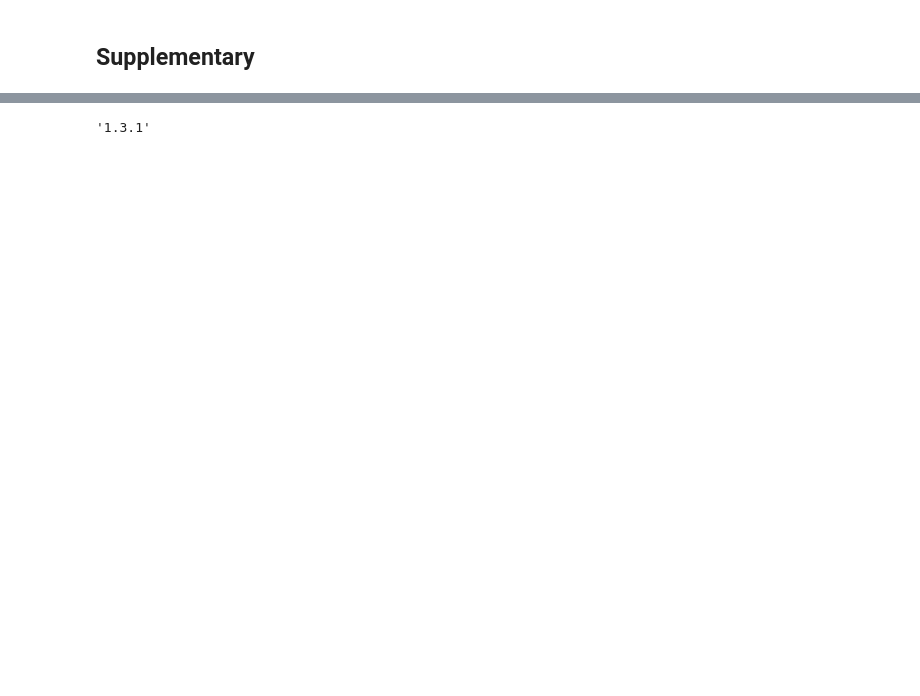
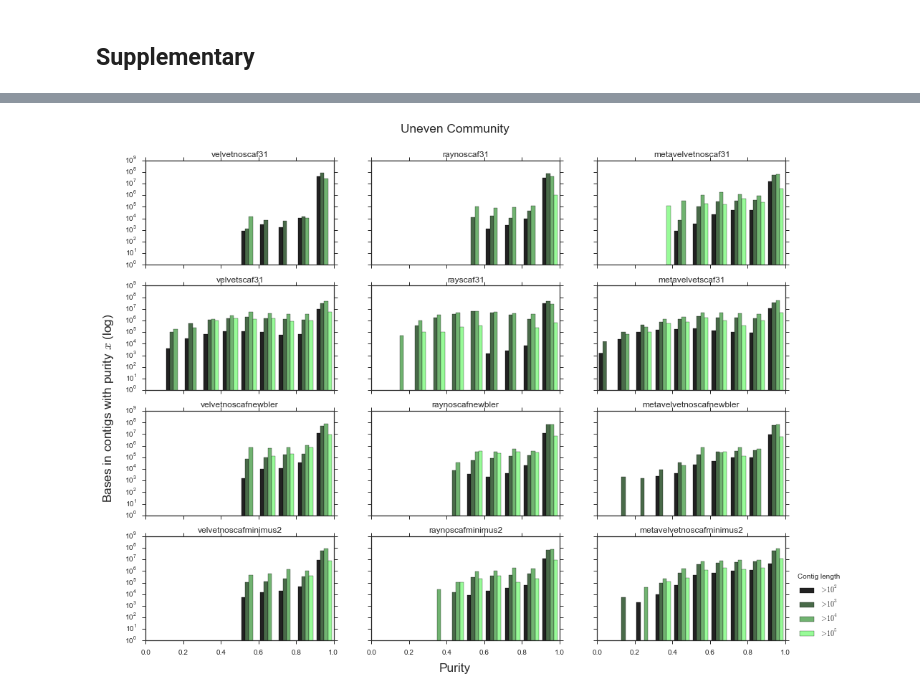
Before and after one commit to inodb/masmvali-publication, a Jupyter notebook: notebooks/LIMS-1884-plos-publication-figures.ipynb, the cells around one changed output, grey strips where cells are left out. Drawn from its saved outputs; the diff is of its cells as text; code cells hidden in the pictures; blank space fills up the shorter version.

```diff
--- a/notebooks/LIMS-1884-plos-publication-figures.ipynb
+++ b/notebooks/LIMS-1884-plos-publication-figures.ipynb
@@ -204,4 +207,44 @@ plt.savefig("/media/milou/glob/github/masmvali-publication/plos/figures/FigureS1
-# %%
-mpl.__version__
-# %% [output]
-'1.3.1'
+# %%
+mpl.rcParams['figure.figsize'] = 16, 12
+
+cmp_purities = ["velvetnoscaf31", "raynoscaf31", "metavelvetnoscaf31",
+                "velvetscaf31", "rayscaf31", "metavelvetscaf31",
+                "velvetnoscafnewbler", "raynoscafnewbler", "metavelvetnoscafnewbler",
+                "velvetnoscafminimus2", "raynoscafminimus2", "metavelvetnoscafminimus2"]
+f, axes = plt.subplots(4, 3, sharex=True, sharey=True)
+labels = ["$>10^2$","$>10^3$", "$>10^4$", "$>10^5$"]
+for i, s in enumerate(cmp_purities):
+    ax = axes[i/3][i%3]
+    avp = m_uneven.avp.__dict__[s]
+
+    # interval lengths
+    len_intervals = []
+    len_weights = []
+    ivs = [(int(1e2), int(1e3)), (int(1e3), int(1e4)), (int(1e4), int(1e5)), (int(1e5),float("inf"))]
+    for l, h in ivs:
+        leni = (np.array(avp.contig_purity["contig_length"] >= l) & np.array(avp.contig_purity["contig_length"] < h))
+        len_intervals.append(list(avp.contig_purity[leni]["max_aln_purity"]))
+        len_weights.append(list(avp.contig_purity[leni]["contig_length"]))
+
+    ax.set_title(s)
+    ax.hist(len_intervals,
+         weights=len_weights,
+         range=[0.0,1.0], log=1,
+         label=labels,
+         color=sns.dark_palette("palegreen", len(ivs)))
+    ax.set_ylim(1,1e09)
+    #ax.yaxis.grid(True, c='white')
+    #ax.set_axisbelow(False)
+    #sns.despine()
+
+lgd = ax.legend(title="Contig length", bbox_to_anchor=(1.05, 0), loc='lower left', borderaxespad=0.)
+
+# Set common labels
+t1 = f.text(0.5, 0.95, "Uneven Community", va='center', ha='center', size='xx-large')
+t2 = f.text(0.5, 0.08, 'Purity', ha='center', va='center', size='xx-large')
+t3 = f.text(0.08, 0.5, 'Bases in contigs with purity $x$ (log)', ha='center', va='center', rotation='vertical', size='xx-large')
+
+plt.savefig("/media/milou/glob/github/masmvali-publication/plos/figures/Figure_S2.eps",
+            bbox_extra_artists=(lgd, t1, t2, t3), bbox_inches='tight')
+# %% [output]
+[figure, added]
```
Also changed, not shown: parts of 5 cells of this notebook, 1 other file.
